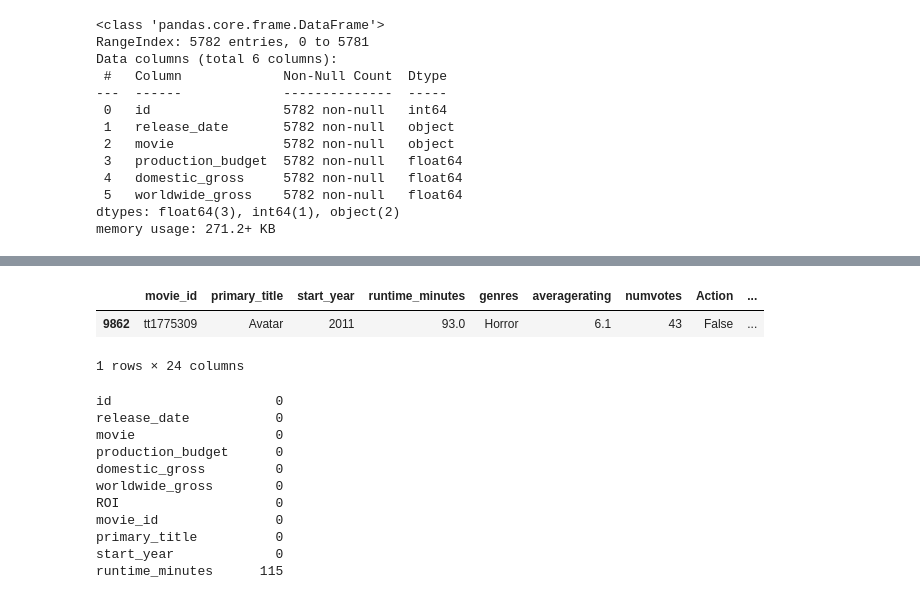
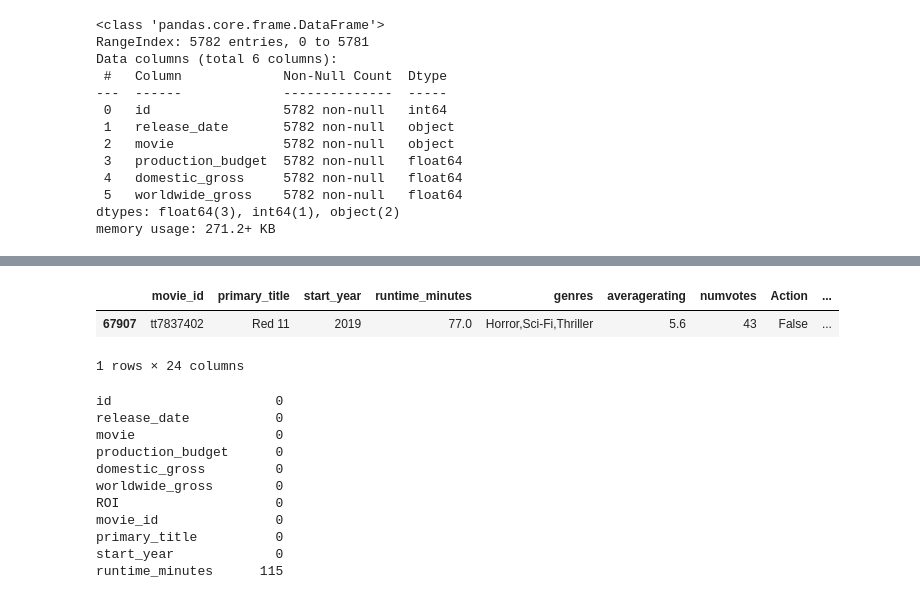
Before and after one commit to Meir-Alelov/Movie-Data-Analysis-and-Recs, a Jupyter notebook: Alice-notebook.ipynb, the cells around one changed output, grey strips where cells are left out. Drawn from its saved outputs; the diff is of its cells as text; code cells hidden in the pictures.

```diff
--- a/Alice-notebook.ipynb
+++ b/Alice-notebook.ipynb
@@ -486,8 +544,8 @@ ROI_genre=TB_financials_df.merge(movie_basics_reviews_cleaned, how='left', left_
 # %%
-movie_basics_reviews_cleaned.loc[movie_basics_reviews_cleaned['primary_title'] == 'Avatar']
+movie_basics_reviews_cleaned.loc[movie_basics_reviews_cleaned['primary_title'] == 'Red 11']
 # %% [output]
 |  | movie_id | primary_title | start_year | runtime_minutes | genres | averagerating | numvotes | Action | ... |
-| 9862 | tt1775309 | Avatar | 2011 | 93.0 | Horror | 6.1 | 43 | False | ... |
+| 67907 | tt7837402 | Red 11 | 2019 | 77.0 | Horror,Sci-Fi,Thriller | 5.6 | 43 | False | ... |
 1 rows × 24 columns
 # %%
 # drop the null from ROI_genre df, remaining rows only 2867
```
Also changed, not shown: parts of 49 cells of this notebook.
